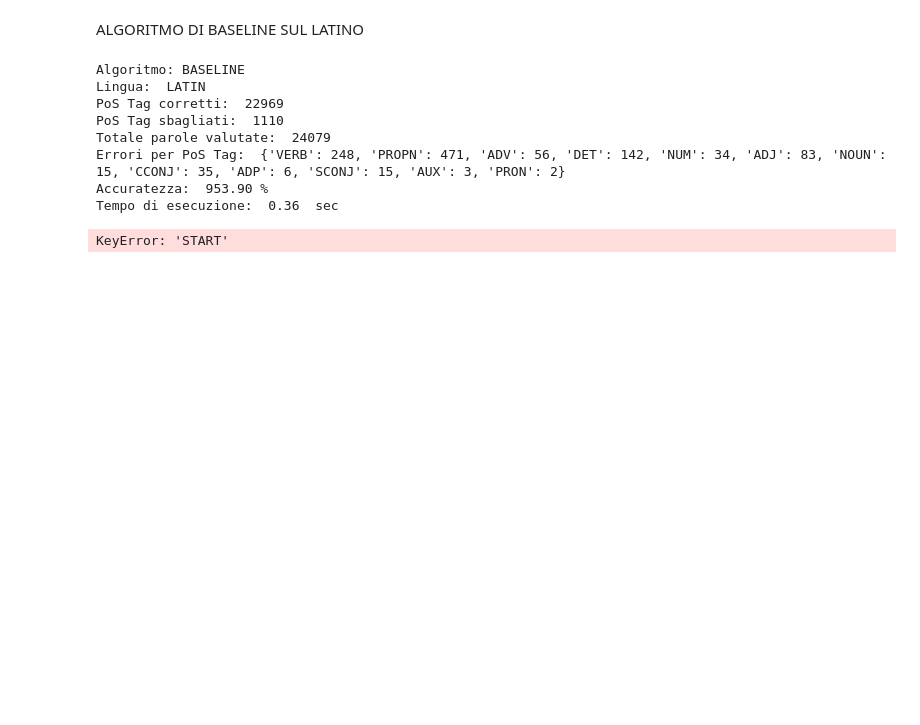
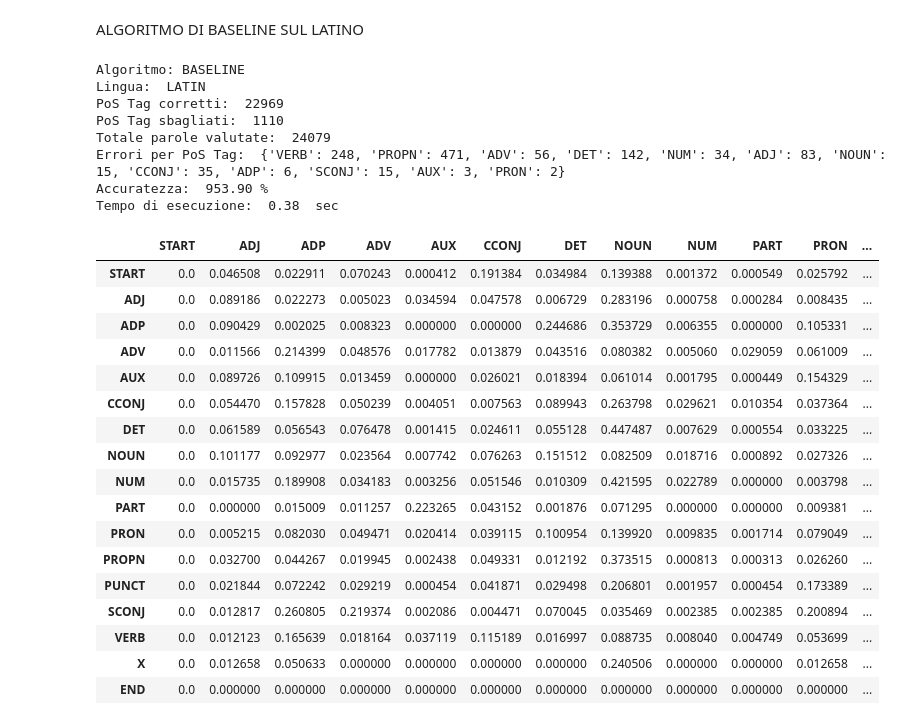
Before and after one commit to teoparis/Tecnologie-del-linguaggio-naturale---Mazzei, a Jupyter notebook: PoS_Viterbi.ipynb, the cells around one changed output. Saved outputs shown, nothing was run; the diff lists cells and outputs as text; code cells hidden in the pictures; blank space fills up the shorter version.

```diff
--- a/PoS_Viterbi.ipynb
+++ b/PoS_Viterbi.ipynb
@@ -62,8 +59,8 @@ def compute_transition_matrix(possible_tags, train):
             if i >= 1 and j >= 1 and i < (len(possible_tags) - 1):
                 transition_matrix[i][j] =  transition_counter_dict[(t1,t2)]/counter_dict[t1]
     #probabilità di transizione finali
-    for i,t in enumerate(possible_tags):
-        transition_matrix[i][len(possible_tags) - 1] = count_final_dict[t]/sentence_n
+    #for i,t in enumerate(possible_tags):
+    #    transition_matrix[i][len(possible_tags) - 1] = count_final_dict[t]/sentence_n
     train.seek(0)
     return transition_matrix
 
@@ -440,11 +427,11 @@ class Language(enum.Enum):
 #scelta della lingua
 language = Language.LATIN
 language.name == 'LATIN'
-train = open("la_llct-ud-train.conllu", "r", encoding="utf-8")
-test = open("la_llct-ud-test.conllu", "r", encoding="utf-8")
+train = open("Dataset/la_llct-ud-train.conllu", "r", encoding="utf-8")
+test = open("Dataset/la_llct-ud-test.conllu", "r", encoding="utf-8")
 possible_tags = ['ADJ','ADP', 'ADV', 'AUX', 'CCONJ', 'DET', 'NOUN', 'NUM', 'PART', 'PRON','PROPN', 'PUNCT', 'SCONJ', 'VERB', 'X']
 
-count_words_tag = learn.compute_emission_probabilities(train)[2]
+count_words_tag = compute_emission_probabilities(train)[2]
 
 def baseline_algorithm(sentence_tokens,count_words_tag,possible_tags):
     tags = []
@@ -482,7 +469,7 @@ print("PoS Tag corretti: ", checked_words)
 print("PoS Tag sbagliati: ", tested_words_n - checked_words)
 print("Totale parole valutate: ",tested_words_n)
 print("Errori per PoS Tag: ", dict(Counter(error_list)))
-print("Accuratezza: ", format((checked_words/tested_words_n)*1000,'.2f'),"%")
+print("Accuratezza: ", format((checked_words/tested_words_n)*100,'.2f'),"%")
 print("Tempo di esecuzione: ", format(end - start,'.2f')," sec")
 # %% [output]
 Algoritmo: BASELINE
@@ -492,39 +479,56 @@ PoS Tag sbagliati:  1110
 Totale parole valutate:  24079
 Errori per PoS Tag:  {'VERB': 248, 'PROPN': 471, 'ADV': 56, 'DET': 142, 'NUM': 34, 'ADJ': 83, 'NOUN': 15, 'CCONJ': 35, 'ADP': 6, 'SCONJ': 15, 'AUX': 3, 'PRON': 2}
 Accuratezza:  953.90 %
-Tempo di esecuzione:  0.36  sec
+Tempo di esecuzione:  0.38  sec
 # %%
 class Smoothing(enum.Enum):
     UNKNOWN_NAME = 1
     UNKNOWN_NAME_VERB = 2
     UNKNOWN_TAG = 3
     UNKNOWN_DEV = 4
 
 class Language(enum.Enum):
     GREEK = 1
     LATIN = 2
 
 start = ['START']
 
 pd.set_option('display.max_columns', None)
 pd.set_option('display.width', None)
 
 smoothing_strategy = Smoothing.UNKNOWN_DEV
 language = Language.LATIN
 #language = Language.GREEK
 
 if language.name == 'GREEK':
-    train = open("grc_perseus-ud-train.conllu", "r", encoding="utf-8")
-    dev = open("grc_perseus-ud-dev.conllu","r", encoding="utf-8")
-    test = open("grc_perseus-ud-test.conllu", "r", encoding="utf-8")
+    train = open("Dataset/grc_perseus-ud-train.conllu", "r", encoding="utf-8")
+    dev = open("Dataset/grc_perseus-ud-dev.conllu","r", encoding="utf-8")
+    test = open("Dataset/grc_perseus-ud-test.conllu", "r", encoding="utf-8")
     possible_tags = ['START','ADJ','ADP', 'ADV', 'CCONJ', 'DET', 'INTJ', 'NOUN', 'NUM', 'PART', 'PRON','SCONJ', 'VERB', 'X', 'PUNCT','END']
 elif language.name == 'LATIN':
-    train = open("la_llct-ud-train.conllu", "r", encoding="utf-8")
-    dev = open("la_llct-ud-dev.conllu", "r", encoding="utf-8")
-    test = open("la_llct-ud-test.conllu", "r", encoding="utf-8")
+    train = open("Dataset/la_llct-ud-train.conllu", "r", encoding="utf-8")
+    dev = open("Dataset/la_llct-ud-dev.conllu", "r", encoding="utf-8")
+    test = open("Dataset/la_llct-ud-test.conllu", "r", encoding="utf-8")
     possible_tags = ['START','ADJ','ADP', 'ADV', 'AUX', 'CCONJ', 'DET', 'NOUN', 'NUM', 'PART', 'PRON','PROPN','PUNCT', 'SCONJ', 'VERB','X','END']
 
 transition_matrix = pd.DataFrame(compute_transition_matrix(possible_tags, train), columns = list(possible_tags), index=list(possible_tags))
 display(transition_matrix)
 # %% [output]
-KeyError: 'START'
+|  | START | ADJ | ADP | ADV | AUX | CCONJ | DET | NOUN | NUM | PART | PRON | ... |
+| START | 0.0 | 0.046508 | 0.022911 | 0.070243 | 0.000412 | 0.191384 | 0.034984 | 0.139388 | 0.001372 | 0.000549 | 0.025792 | ... |
+| ADJ | 0.0 | 0.089186 | 0.022273 | 0.005023 | 0.034594 | 0.047578 | 0.006729 | 0.283196 | 0.000758 | 0.000284 | 0.008435 | ... |
+| ADP | 0.0 | 0.090429 | 0.002025 | 0.008323 | 0.000000 | 0.000000 | 0.244686 | 0.353729 | 0.006355 | 0.000000 | 0.105331 | ... |
+| ADV | 0.0 | 0.011566 | 0.214399 | 0.048576 | 0.017782 | 0.013879 | 0.043516 | 0.080382 | 0.005060 | 0.029059 | 0.061009 | ... |
+| AUX | 0.0 | 0.089726 | 0.109915 | 0.013459 | 0.000000 | 0.026021 | 0.018394 | 0.061014 | 0.001795 | 0.000449 | 0.154329 | ... |
+| CCONJ | 0.0 | 0.054470 | 0.157828 | 0.050239 | 0.004051 | 0.007563 | 0.089943 | 0.263798 | 0.029621 | 0.010354 | 0.037364 | ... |
+| DET | 0.0 | 0.061589 | 0.056543 | 0.076478 | 0.001415 | 0.024611 | 0.055128 | 0.447487 | 0.007629 | 0.000554 | 0.033225 | ... |
+| NOUN | 0.0 | 0.101177 | 0.092977 | 0.023564 | 0.007742 | 0.076263 | 0.151512 | 0.082509 | 0.018716 | 0.000892 | 0.027326 | ... |
+| NUM | 0.0 | 0.015735 | 0.189908 | 0.034183 | 0.003256 | 0.051546 | 0.010309 | 0.421595 | 0.022789 | 0.000000 | 0.003798 | ... |
+| PART | 0.0 | 0.000000 | 0.015009 | 0.011257 | 0.223265 | 0.043152 | 0.001876 | 0.071295 | 0.000000 | 0.000000 | 0.009381 | ... |
+| PRON | 0.0 | 0.005215 | 0.082030 | 0.049471 | 0.020414 | 0.039115 | 0.100954 | 0.139920 | 0.009835 | 0.001714 | 0.079049 | ... |
+| PROPN | 0.0 | 0.032700 | 0.044267 | 0.019945 | 0.002438 | 0.049331 | 0.012192 | 0.373515 | 0.000813 | 0.000313 | 0.026260 | ... |
+| PUNCT | 0.0 | 0.021844 | 0.072242 | 0.029219 | 0.000454 | 0.041871 | 0.029498 | 0.206801 | 0.001957 | 0.000454 | 0.173389 | ... |
+| SCONJ | 0.0 | 0.012817 | 0.260805 | 0.219374 | 0.002086 | 0.004471 | 0.070045 | 0.035469 | 0.002385 | 0.002385 | 0.200894 | ... |
+| VERB | 0.0 | 0.012123 | 0.165639 | 0.018164 | 0.037119 | 0.115189 | 0.016997 | 0.088735 | 0.008040 | 0.004749 | 0.053699 | ... |
+| X | 0.0 | 0.012658 | 0.050633 | 0.000000 | 0.000000 | 0.000000 | 0.000000 | 0.240506 | 0.000000 | 0.000000 | 0.012658 | ... |
+| END | 0.0 | 0.000000 | 0.000000 | 0.000000 | 0.000000 | 0.000000 | 0.000000 | 0.000000 | 0.000000 | 0.000000 | 0.000000 | ... |
```
Also changed, not shown: parts of 4 cells of this notebook, 9 other files.
